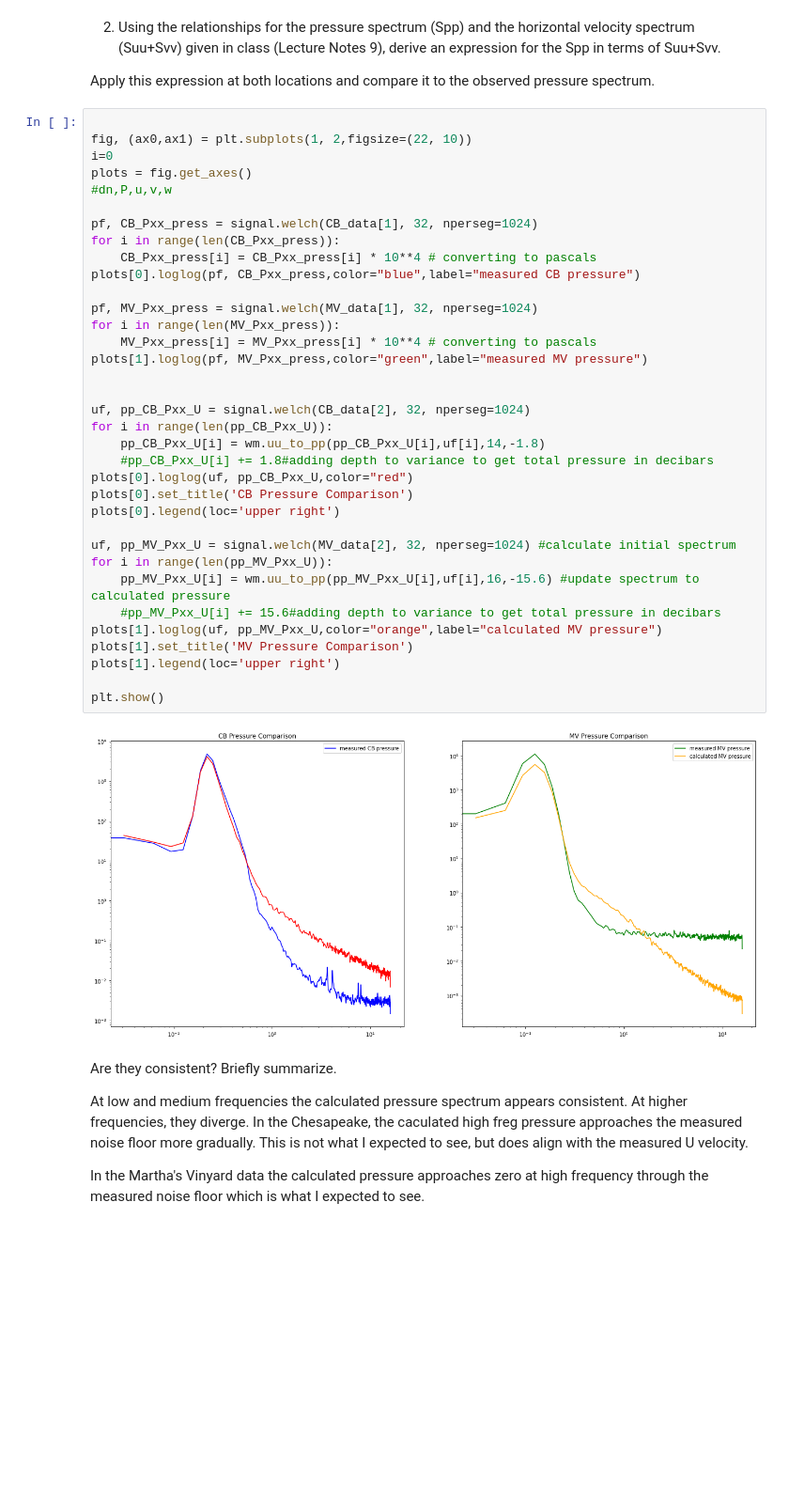
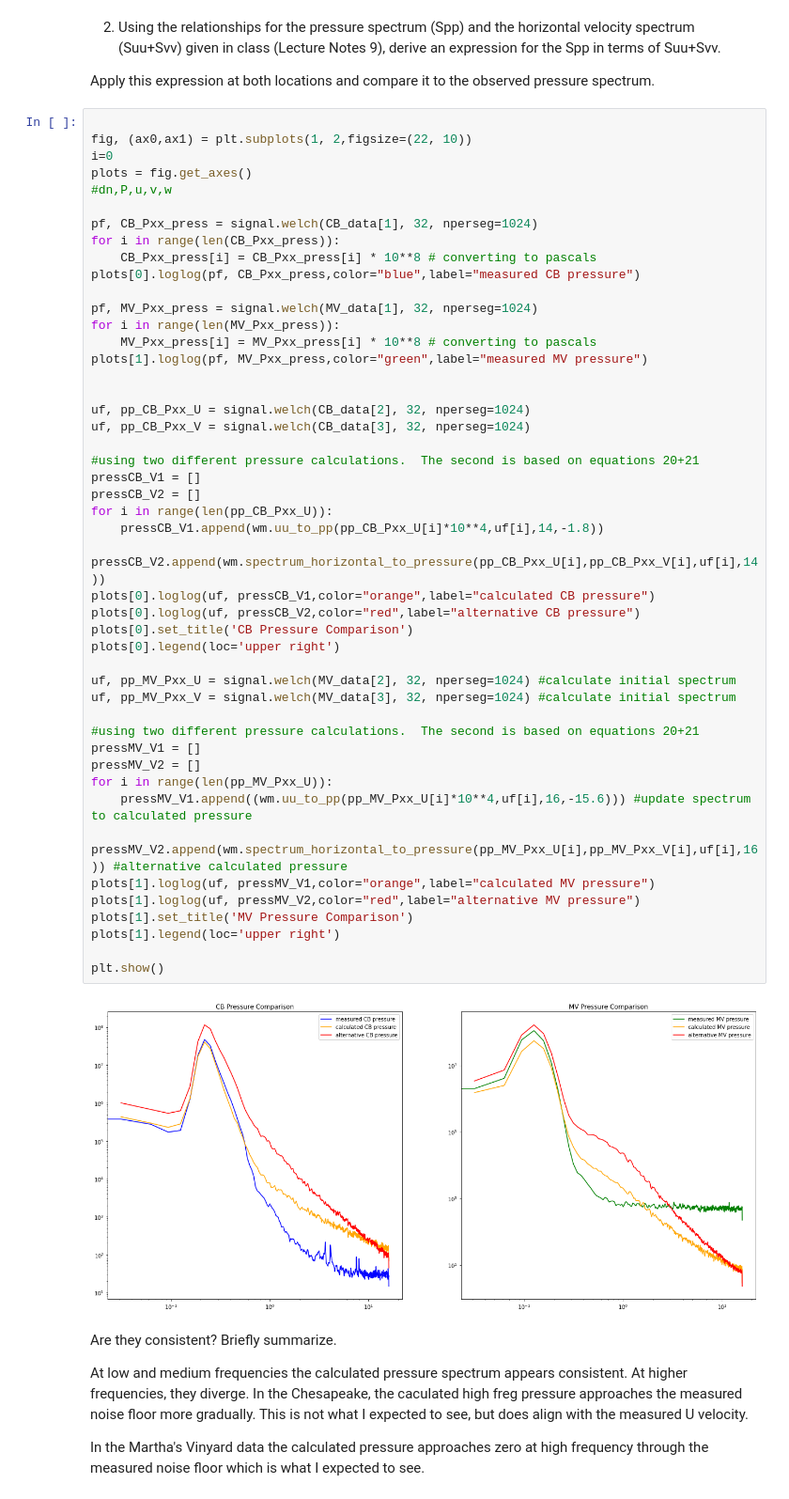
Before and after one commit to Wzesk/waves, a Jupyter notebook: wave_hw/wave _spectrum/wave_spectrum.ipynb, the cells around one changed output. Shown at 94% size. Saved outputs shown, nothing was run; the diff lists cells and outputs as text; blank space fills up the shorter version.

```diff
--- a/wave_hw/wave _spectrum/wave_spectrum.ipynb
+++ b/wave_hw/wave _spectrum/wave_spectrum.ipynb
@@ -84,40 +84,52 @@ Apply this expression at both locations and compare it to the observed pressure
 # %%
 
 fig, (ax0,ax1) = plt.subplots(1, 2,figsize=(22, 10))
 i=0
 plots = fig.get_axes()
 #dn,P,u,v,w
 
 pf, CB_Pxx_press = signal.welch(CB_data[1], 32, nperseg=1024)
 for i in range(len(CB_Pxx_press)):
-    CB_Pxx_press[i] = CB_Pxx_press[i] * 10**4 # converting to pascals
+    CB_Pxx_press[i] = CB_Pxx_press[i] * 10**8 # converting to pascals
 plots[0].loglog(pf, CB_Pxx_press,color="blue",label="measured CB pressure")
 
 pf, MV_Pxx_press = signal.welch(MV_data[1], 32, nperseg=1024)
 for i in range(len(MV_Pxx_press)):
-    MV_Pxx_press[i] = MV_Pxx_press[i] * 10**4 # converting to pascals
+    MV_Pxx_press[i] = MV_Pxx_press[i] * 10**8 # converting to pascals
 plots[1].loglog(pf, MV_Pxx_press,color="green",label="measured MV pressure")
 
 
 uf, pp_CB_Pxx_U = signal.welch(CB_data[2], 32, nperseg=1024)
+uf, pp_CB_Pxx_V = signal.welch(CB_data[3], 32, nperseg=1024)
+
+#using two different pressure calculations.  The second is based on equations 20+21
+pressCB_V1 = []
+pressCB_V2 = []
 for i in range(len(pp_CB_Pxx_U)):
-    pp_CB_Pxx_U[i] = wm.uu_to_pp(pp_CB_Pxx_U[i],uf[i],14,-1.8)
-    #pp_CB_Pxx_U[i] += 1.8#adding depth to variance to get total pressure in decibars
-plots[0].loglog(uf, pp_CB_Pxx_U,color="red")
+    pressCB_V1.append(wm.uu_to_pp(pp_CB_Pxx_U[i]*10**4,uf[i],14,-1.8))
+    pressCB_V2.append(wm.spectrum_horizontal_to_pressure(pp_CB_Pxx_U[i],pp_CB_Pxx_V[i],uf[i],14))
+plots[0].loglog(uf, pressCB_V1,color="orange",label="calculated CB pressure")
+plots[0].loglog(uf, pressCB_V2,color="red",label="alternative CB pressure")
 plots[0].set_title('CB Pressure Comparison')
 plots[0].legend(loc='upper right')
 
 uf, pp_MV_Pxx_U = signal.welch(MV_data[2], 32, nperseg=1024) #calculate initial spectrum
+uf, pp_MV_Pxx_V = signal.welch(MV_data[3], 32, nperseg=1024) #calculate initial spectrum
+
+#using two different pressure calculations.  The second is based on equations 20+21
+pressMV_V1 = []
+pressMV_V2 = []
 for i in range(len(pp_MV_Pxx_U)):
-    pp_MV_Pxx_U[i] = wm.uu_to_pp(pp_MV_Pxx_U[i],uf[i],16,-15.6) #update spectrum to calculated pressure
-    #pp_MV_Pxx_U[i] += 15.6#adding depth to variance to get total pressure in decibars
-plots[1].loglog(uf, pp_MV_Pxx_U,color="orange",label="calculated MV pressure")
+    pressMV_V1.append((wm.uu_to_pp(pp_MV_Pxx_U[i]*10**4,uf[i],16,-15.6))) #update spectrum to calculated pressure
+    pressMV_V2.append(wm.spectrum_horizontal_to_pressure(pp_MV_Pxx_U[i],pp_MV_Pxx_V[i],uf[i],16)) #alternative calculated pressure
+plots[1].loglog(uf, pressMV_V1,color="orange",label="calculated MV pressure")
+plots[1].loglog(uf, pressMV_V2,color="red",label="alternative MV pressure")
 plots[1].set_title('MV Pressure Comparison')
 plots[1].legend(loc='upper right')
 
 plt.show()
 # %% [output]
-[figure, old version]
+[figure, new version]
 # %% [markdown]
 Are they consistent? Briefly summarize.
 
```
Also changed, not shown: parts of 2 cells of this notebook, 3 other files.
